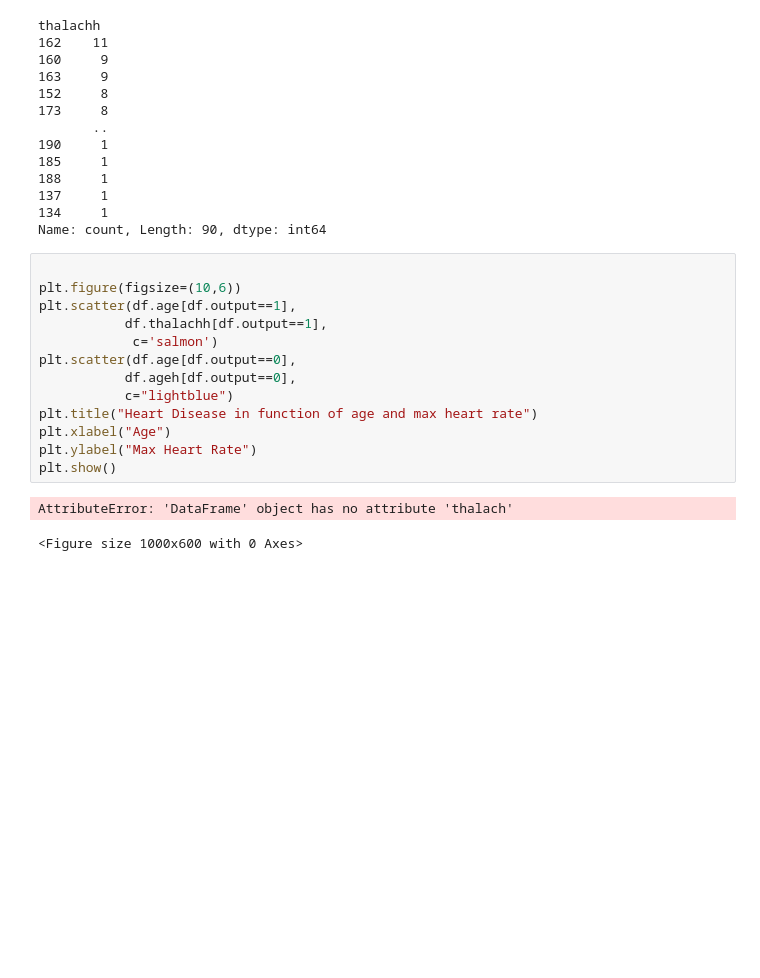
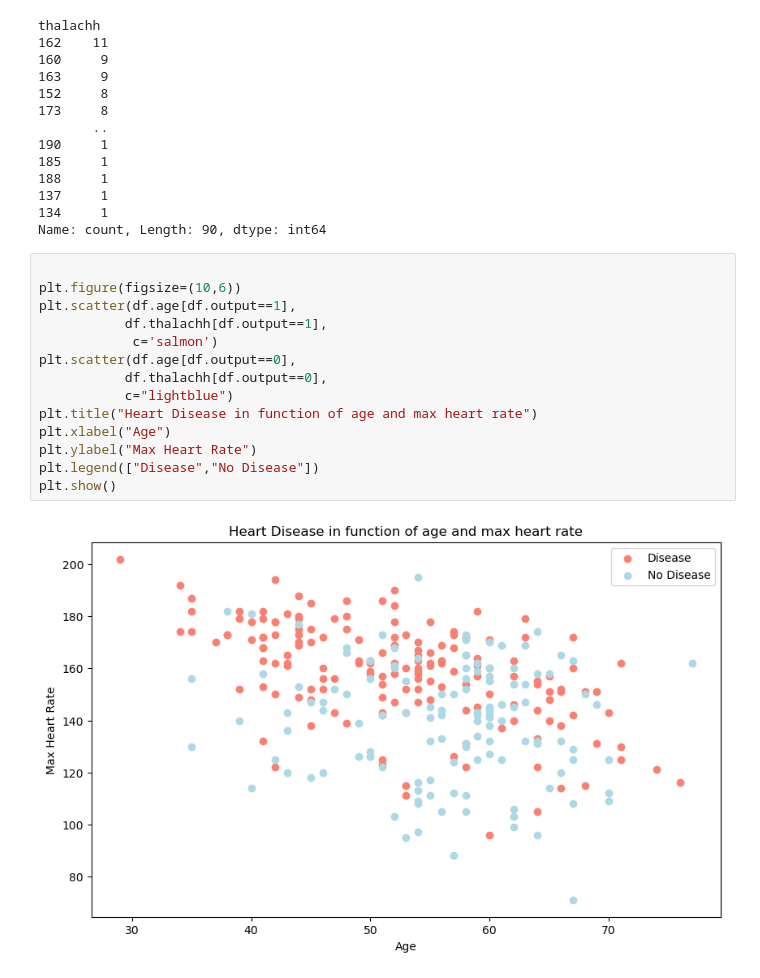
Before and after one commit to FairozAhmadSheikh/Machine_and_Deep_Learning_Basic_To_Advance, a Jupyter notebook: For_Hospital_using_heart_disease.ipynb, the cells around one changed output. Drawn from its saved outputs; the diff is of its cells as text; blank space fills up the shorter version.

```diff
--- a/For_Hospital_using_heart_disease.ipynb
+++ b/For_Hospital_using_heart_disease.ipynb
@@ -132,16 +132,16 @@ Name: count, Length: 90, dtype: int64
 # %%
 
 plt.figure(figsize=(10,6))
 plt.scatter(df.age[df.output==1],
            df.thalachh[df.output==1],
             c='salmon')
 plt.scatter(df.age[df.output==0],
-           df.ageh[df.output==0],
+           df.thalachh[df.output==0],
            c="lightblue")
 plt.title("Heart Disease in function of age and max heart rate")
 plt.xlabel("Age")
 plt.ylabel("Max Heart Rate")
+plt.legend(["Disease","No Disease"])
 plt.show()
 # %% [output]
-AttributeError: 'DataFrame' object has no attribute 'thalach'
-<Figure size 1000x600 with 0 Axes>
+[figure, added]
```
Also changed, not shown: parts of 4 cells of this notebook.
